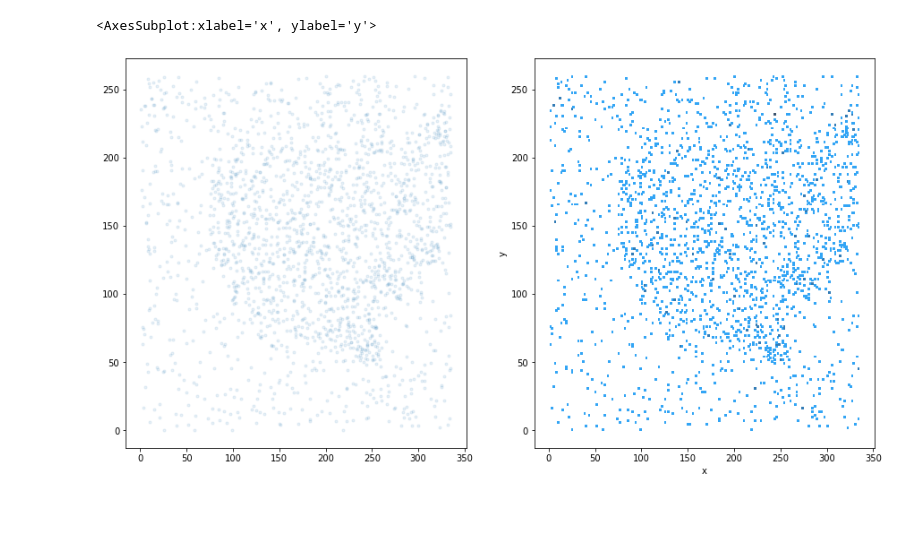
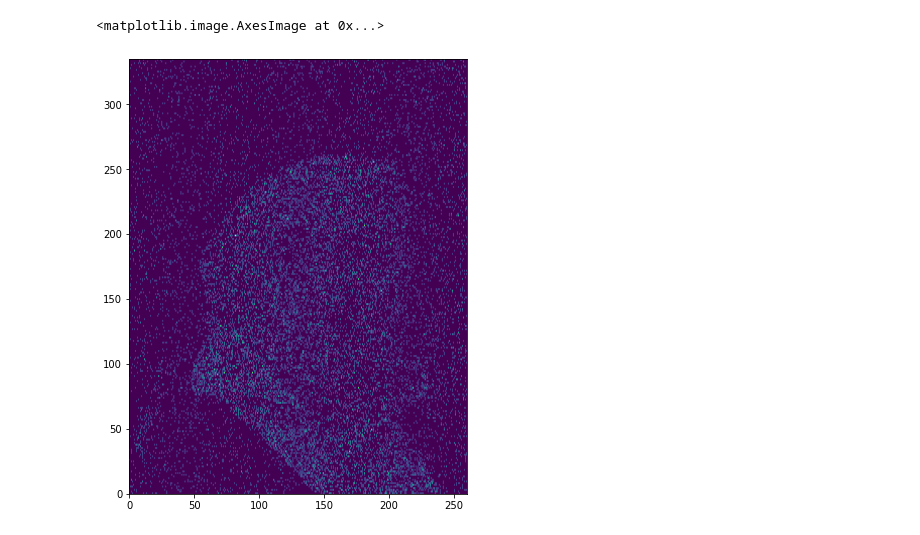
Before and after one commit to ElouanARGOUARCH/Discretely-Indexed-Flows, a Jupyter notebook: experiments/Figures/gauss/gauss_image.ipynb, the cells around one changed output. Drawn from its saved outputs; the diff is of its cells as text; code cells hidden in the pictures.

```diff
--- a/experiments/Figures/gauss/gauss_image.ipynb
+++ b/experiments/Figures/gauss/gauss_image.ipynb
@@ -17,5 +19,6 @@ from utils.color_visual import *
 # %%
 rgb = image.imread("gauss.jpg")
+figure = plt.figure(figsize = (12,8))
 plt.imshow(rgb)
-print(rgb.shape)
+lines, columns = rgb.shape[:-1]
 # %% [output]
@@ -32,28 +35,11 @@ plt.imshow(grey)
 # %%
-vector_density = grey.flatten()
-vector_density = vector_density/torch.sum(vector_density)
-lignes, colonnes = grey.shape
-num_samples = 2000
-cat = torch.distributions.Categorical(probs = vector_density)
-categorical_samples = cat.sample([num_samples])
-target_samples = torch.cat([(categorical_samples//colonnes).unsqueeze(-1), (categorical_samples%colonnes).unsqueeze(-1)], dim = -1) + torch.rand([num_samples,2])
+filename = 'gauss_samples.sav'
+target_samples = pickle.load(open(filename,'rb'))
 # %%
-figure = plt.figure(figsize = (15,8))
-ax1 = figure.add_subplot(121)
-ax1.scatter(target_samples[:,0], target_samples[:, 1], alpha = .1, marker = '.')
-
-import seaborn as sns
-import pandas as pd
-ax2 = figure.add_subplot(122)
-data_x = pd.DataFrame(target_samples[:,0])
-data_x['label'] = 'x'
-data_y = pd.DataFrame(target_samples[:,1])
-data_y['label'] = 'y'
-data = pd.DataFrame()
-data['x'] = target_samples[:,0]
-data['y'] = target_samples[:,1]
-sns.histplot(data, x='x', y='y', bins = (200,200))
+hist_target_samples, x_edges, y_edges = numpy.histogram2d(target_samples[:,1].numpy(), target_samples[:, 0].numpy(), bins = (lines, columns),range = [[0, columns],[0,lines]])
+figure = plt.figure(figsize = (12,8))
+plt.imshow(torch.flip(torch.flip(torch.tensor(hist_target_samples).T,[0,1]),[0,1]),extent = [0,columns,0, lines])
 # %% [output]
-<AxesSubplot:xlabel='x', ylabel='y'>
+<matplotlib.image.AxesImage at 0x...>
-[figure, old version]
+[figure, new version]
 # %%
```
Also changed, not shown: parts of 8 cells of this notebook, 11 other files.
